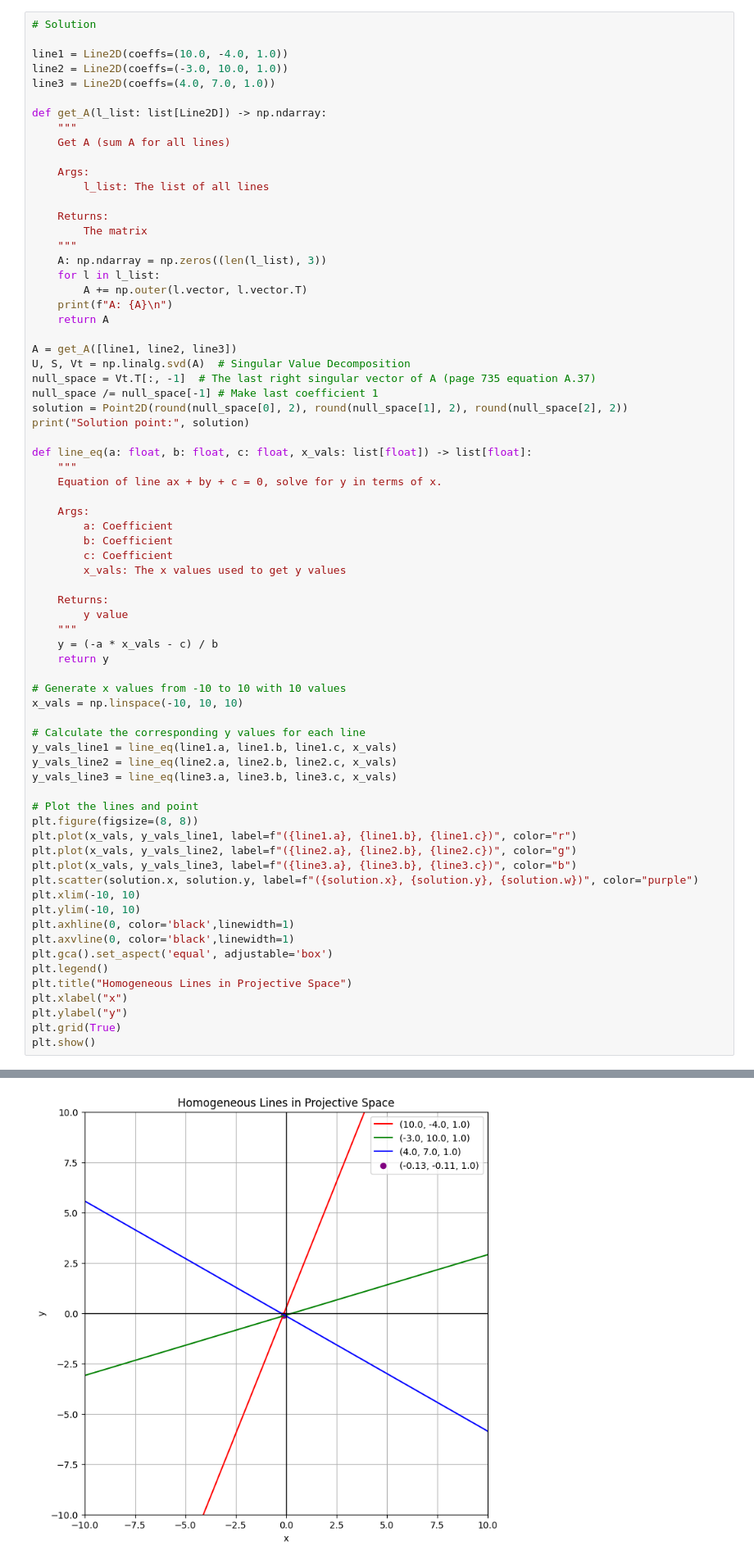
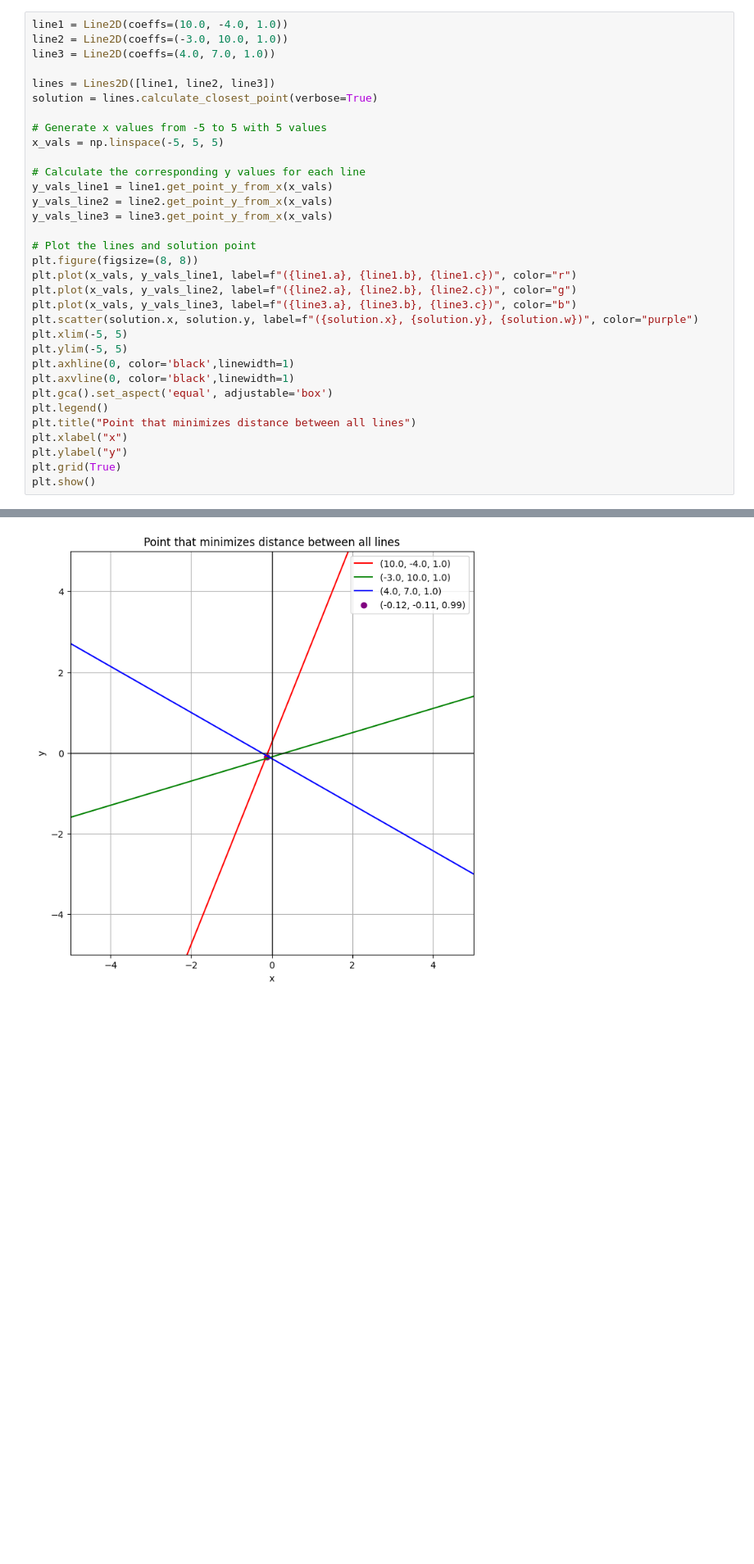
Before and after one commit to joepettinelli7/CV-Algs-Apps-2ED, a Jupyter notebook: exercises/chapter2/Ex-2.1.ipynb, the cells around one changed output, grey strips where cells are left out. Shown at 82% size. Drawn from its saved outputs; the diff is of its cells as text; blank space fills up the shorter version.

Commit message:
Ex 2.1 q2 and q3 solution

```diff
--- a/exercises/chapter2/Ex-2.1.ipynb
+++ b/exercises/chapter2/Ex-2.1.ipynb
@@ -43,70 +18,32 @@ inter: Point2D([[25.]
 # %%
-# Solution
-
 line1 = Line2D(coeffs=(10.0, -4.0, 1.0))
 line2 = Line2D(coeffs=(-3.0, 10.0, 1.0))
 line3 = Line2D(coeffs=(4.0, 7.0, 1.0))
 
-def get_A(l_list: list[Line2D]) -> np.ndarray:
-    """
-    Get A (sum A for all lines)
+lines = Lines2D([line1, line2, line3])
+solution = lines.calculate_closest_point(verbose=True)
 
-    Args:
-        l_list: The list of all lines
-
-    Returns:
-        The matrix
-    """
-    A: np.ndarray = np.zeros((len(l_list), 3))
-    for l in l_list:
-        A += np.outer(l.vector, l.vector.T)
-    print(f"A: {A}\n")
-    return A
-
-A = get_A([line1, line2, line3])
-U, S, Vt = np.linalg.svd(A)  # Singular Value Decomposition
-null_space = Vt.T[:, -1]  # The last right singular vector of A (page 735 equation A.37)
-null_space /= null_space[-1] # Make last coefficient 1
-solution = Point2D(round(null_space[0], 2), round(null_space[1], 2), round(null_space[2], 2))
-print("Solution point:", solution)
-
-def line_eq(a: float, b: float, c: float, x_vals: list[float]) -> list[float]:
-    """
-    Equation of line ax + by + c = 0, solve for y in terms of x.
-
-    Args:
-        a: Coefficient
-        b: Coefficient
-        c: Coefficient
-        x_vals: The x values used to get y values
-
-    Returns:
-        y value
-    """
-    y = (-a * x_vals - c) / b
-    return y
-
-# Generate x values from -10 to 10 with 10 values
-x_vals = np.linspace(-10, 10, 10)
+# Generate x values from -5 to 5 with 5 values
+x_vals = np.linspace(-5, 5, 5)
 
 # Calculate the corresponding y values for each line
-y_vals_line1 = line_eq(line1.a, line1.b, line1.c, x_vals)
-y_vals_line2 = line_eq(line2.a, line2.b, line2.c, x_vals)
-y_vals_line3 = line_eq(line3.a, line3.b, line3.c, x_vals)
+y_vals_line1 = line1.get_point_y_from_x(x_vals)
+y_vals_line2 = line2.get_point_y_from_x(x_vals)
+y_vals_line3 = line3.get_point_y_from_x(x_vals)
 
-# Plot the lines and point
+# Plot the lines and solution point
 plt.figure(figsize=(8, 8))
 plt.plot(x_vals, y_vals_line1, label=f"({line1.a}, {line1.b}, {line1.c})", color="r")
 plt.plot(x_vals, y_vals_line2, label=f"({line2.a}, {line2.b}, {line2.c})", color="g")
 plt.plot(x_vals, y_vals_line3, label=f"({line3.a}, {line3.b}, {line3.c})", color="b")
 plt.scatter(solution.x, solution.y, label=f"({solution.x}, {solution.y}, {solution.w})", color="purple")
-plt.xlim(-10, 10)
-plt.ylim(-10, 10)
+plt.xlim(-5, 5)
+plt.ylim(-5, 5)
 plt.axhline(0, color='black',linewidth=1)
 plt.axvline(0, color='black',linewidth=1)
 plt.gca().set_aspect('equal', adjustable='box')
 plt.legend()
-plt.title("Homogeneous Lines in Projective Space")
+plt.title("Point that minimizes distance between all lines")
 plt.xlabel("x")
 plt.ylabel("y")
 plt.grid(True)
@@ -122 +71 @@ Solution point: Point2D([[-0.13]
-[figure, old version]
+[figure, new version]
```
Also changed, not shown: parts of 7 cells of this notebook, 8 other files.
